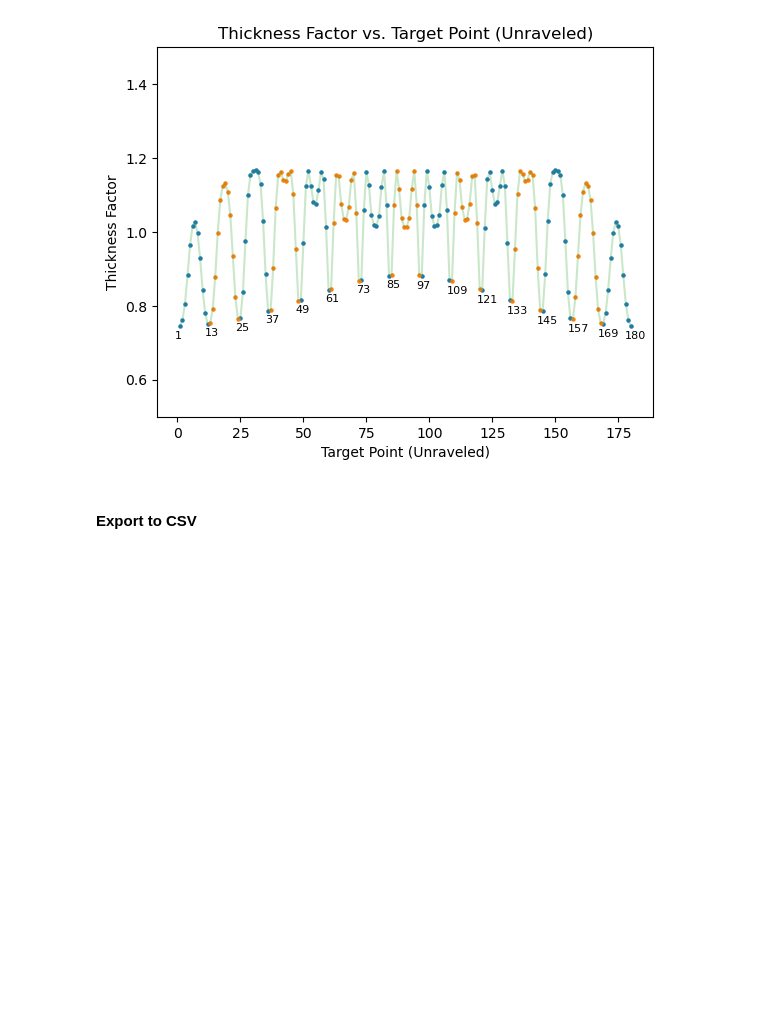
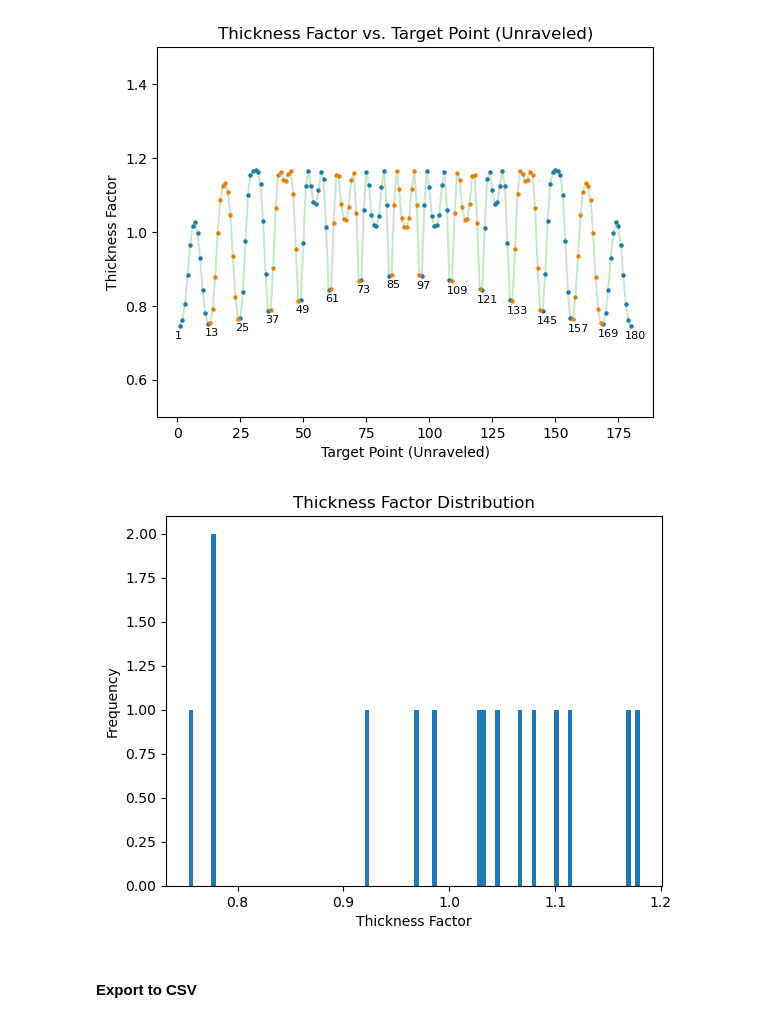
Before and after one commit to ryanlleung/TapeTargetry, a Jupyter notebook: tapeman.ipynb, the cells around one changed output. Drawn from its saved outputs; the diff is of its cells as text; code cells hidden in the pictures; blank space fills up the shorter version.

```diff
--- a/tapeman.ipynb
+++ b/tapeman.ipynb
@@ -203,6 +211,15 @@ plt.title('Thickness Factor vs. Target Point (Unraveled)')
 plt.show()
 # %% [output]
 [figure]
+# %%
+# Make histogram
+plt.hist(thickness_factors, bins=100)
+plt.xlabel('Thickness Factor')
+plt.ylabel('Frequency')
+plt.title('Thickness Factor Distribution')
+plt.show()
+# %% [output]
+[figure, added]
 # %% [markdown]
 #### Export to CSV
 # %%
```
Also changed, not shown: parts of 8 cells of this notebook.
